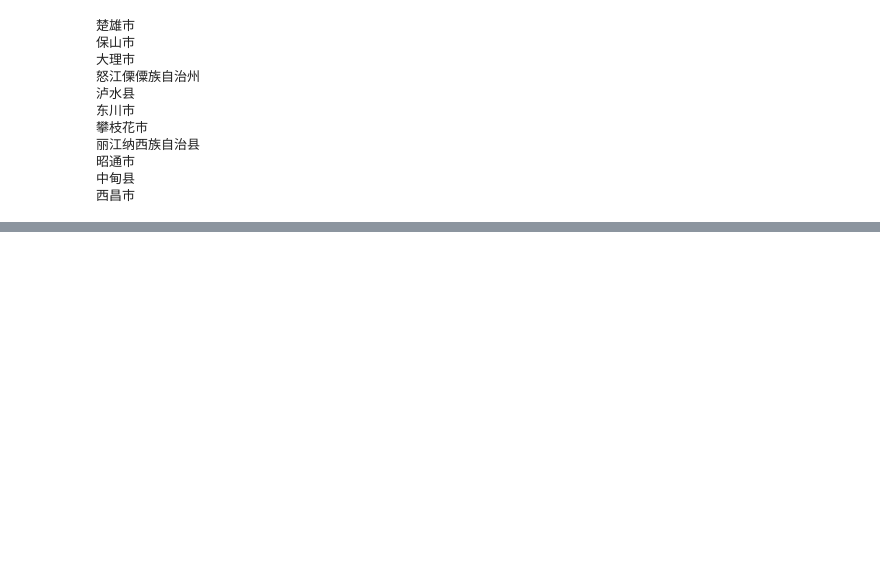
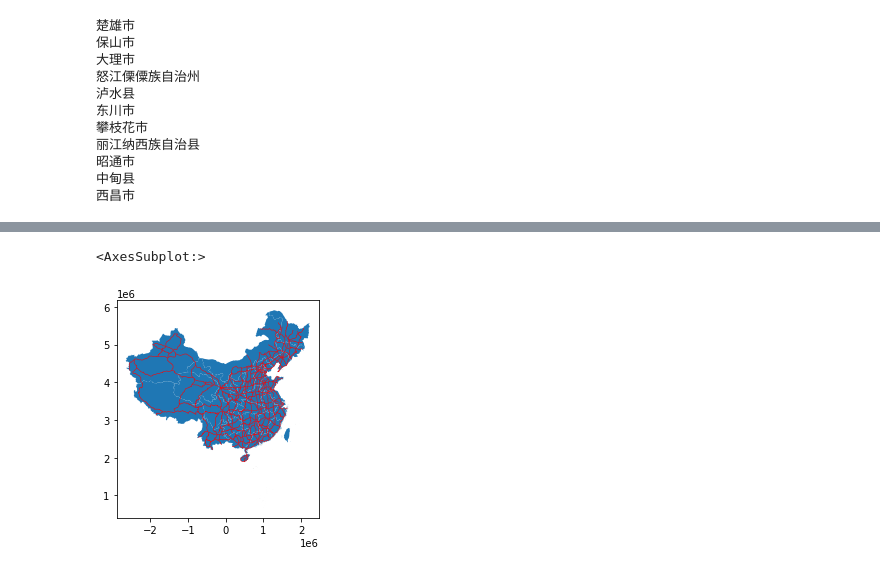
Before and after one commit to Plutoset/se-gis, a Jupyter notebook: 10193903446_汤博.ipynb, the cells around one changed output, grey strips where cells are left out. Drawn from its saved outputs; the diff is of its cells as text; code cells hidden in the pictures; blank space fills up the shorter version.

Commit message:
practice 5 with encoding bug

```diff
--- a/10193903446_汤博.ipynb
+++ b/10193903446_汤博.ipynb
@@ -331,0 +342,20 @@ source.close()
+# %%
+from shapely.geometry import Point
+from shapely.geometry import LineString
+from shapely.geometry import Polygon
+import geopandas as gpd
+from decimal import *
+import fiona
+#读入数据
+provinces = gpd.GeoDataFrame.from_file('china_provinces.shp',encoding="utf8")
+roads = gpd.GeoDataFrame.from_file('china_roads.shp',encoding="utf8")
+source = fiona.open('china_provinces.shp', 'r', encoding='utf8')
+source_driver = source.driver
+source_crs = source.crs
+source_schema = source.schema
+#画一个图先
+ax1 = provinces.plot()
+roads.plot(color="r",ax=ax1,zorder=1,linewidth=0.5)
+# %% [output]
+<AxesSubplot:>
+[figure, added]
```
Also changed, not shown: parts of 9 cells of this notebook, 26 other files.
